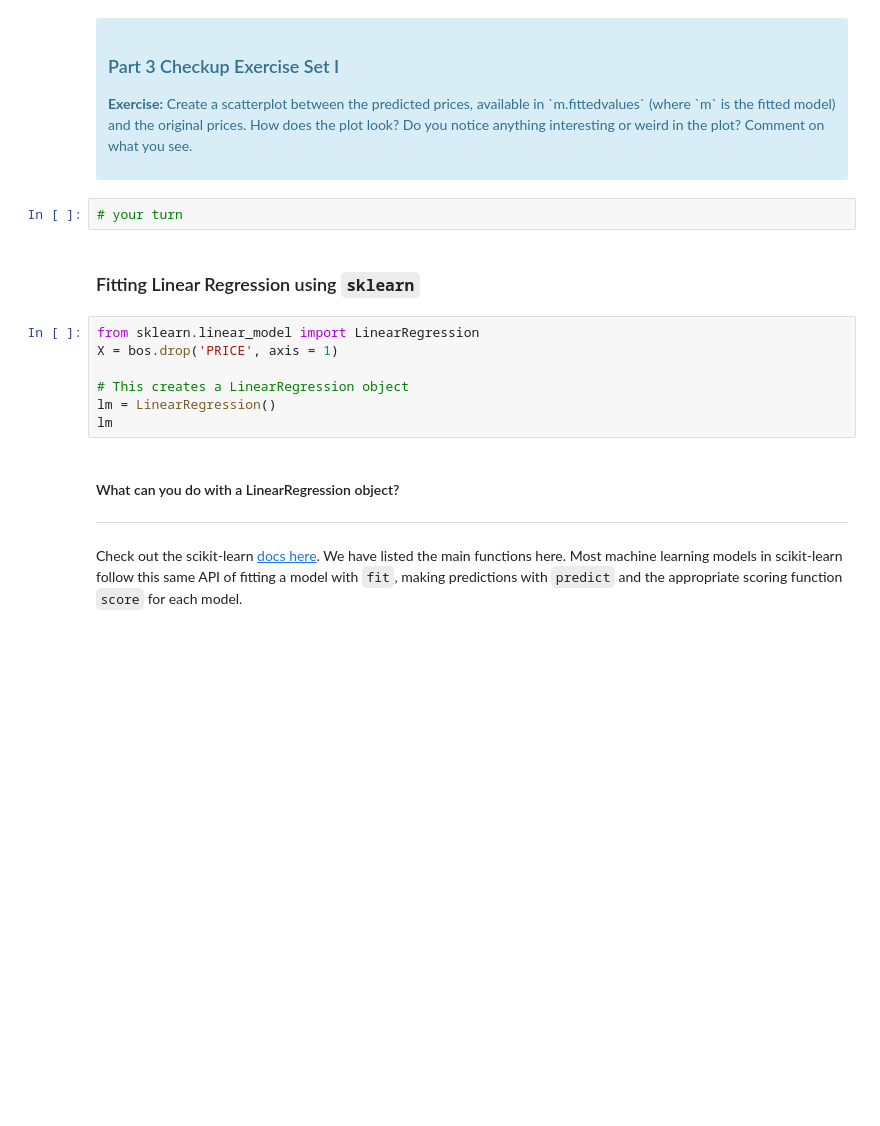
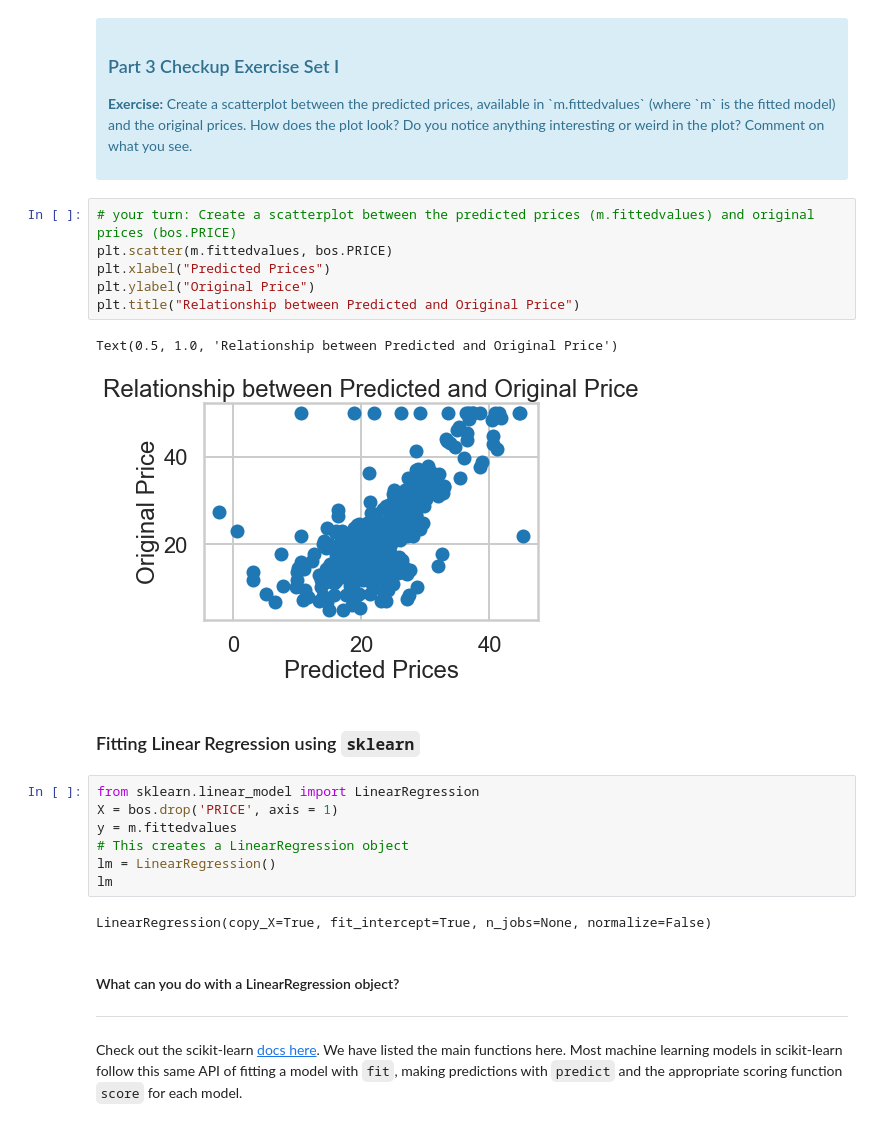
Before and after one commit to mehulrai/capstone1, a Jupyter notebook: Linear Regression/Mini_Project_Linear_Regression.ipynb, the cells around one changed output. Saved outputs shown, nothing was run; the diff lists cells and outputs as text; blank space fills up the shorter version.

Commit message:
Linear Regression Mini Project Updated

```diff
--- a/Linear Regression/Mini_Project_Linear_Regression.ipynb
+++ b/Linear Regression/Mini_Project_Linear_Regression.ipynb
@@ -423,17 +462,26 @@ Let's see how our model actually fit our data. We can see below that there is a
 
 <p><b>Exercise:</b> Create a scatterplot between the predicted prices, available in `m.fittedvalues` (where `m` is the fitted model) and the original prices. How does the plot look? Do you notice anything interesting or weird in the plot? Comment on what you see.</p>
 </div>
-# %%
-# your turn
+# %%
+# your turn: Create a scatterplot between the predicted prices (m.fittedvalues) and original prices (bos.PRICE)
+plt.scatter(m.fittedvalues, bos.PRICE)
+plt.xlabel("Predicted Prices")
+plt.ylabel("Original Price")
+plt.title("Relationship between Predicted and Original Price")
+# %% [output]
+Text(0.5, 1.0, 'Relationship between Predicted and Original Price')
+[figure, added]
 # %% [markdown]
 ### Fitting Linear Regression using `sklearn`
 # %%
 from sklearn.linear_model import LinearRegression
 X = bos.drop('PRICE', axis = 1)
-
+y = m.fittedvalues
 # This creates a LinearRegression object
 lm = LinearRegression()
 lm
+# %% [output]
+LinearRegression(copy_X=True, fit_intercept=True, n_jobs=None, normalize=False)
 # %% [markdown]
 #### What can you do with a LinearRegression object?
 ***
```
Also changed, not shown: parts of 5 cells of this notebook.
